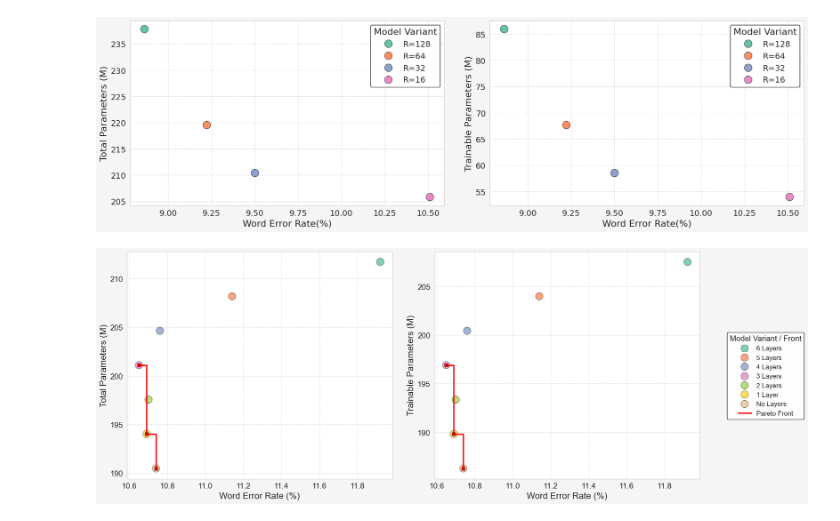
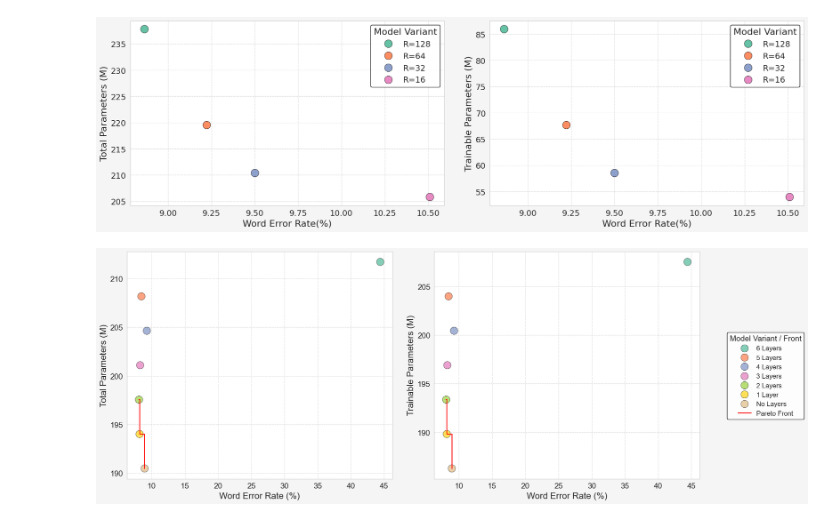
Before and after one commit to hornikmatej/thesis_mit, a Jupyter notebook: notebooks/playground.ipynb, the cells around one changed output. Drawn from its saved outputs; the diff is of its cells as text; code cells hidden in the pictures.

Commit message:
pareto line in graphs

```diff
--- a/notebooks/playground.ipynb
+++ b/notebooks/playground.ipynb
@@ -467,8 +467,8 @@ def plot_pareto_front_stair_step(
 # --- Load Data ---
 # Use dummy data if files are not available
 try:
-    df_total = pd.read_csv("total_params_vox.csv")
-    df_trainable = pd.read_csv("train_params_vox.csv")
+    df_total = pd.read_csv("total_params_libri.csv")
+    df_trainable = pd.read_csv("train_params_libri.csv")
 except FileNotFoundError:
     print("CSV files not found, using dummy data.")
     # Create some plausible dummy data for demonstration
@@ -541,7 +541,7 @@ pareto_mask_total = identify_pareto(scores_total)
 pareto_points_total = df_total[pareto_mask_total]
 
 plot_pareto_front_stair_step(
-    ax1, pareto_points_total, x_col1, y_col1, color="red", linewidth=2.5, markersize=6
+    ax1, pareto_points_total, x_col1, y_col1, color="red", linewidth=1.5, markersize=0
 )
 
 # Customize axes
@@ -579,8 +579,8 @@ plot_pareto_front_stair_step(
     x_col2,
     y_col2,
     color="red",
-    linewidth=2.5,
-    markersize=6,
+    linewidth=1.5,
+    markersize=0,
 )
 
 # Customize axes
@@ -622,34 +622,34 @@ for handle, label in zip(handles2, labels2):
             combined_labels.append(label)
 
 
 # Remove the auto-generated legends first
 if ax1.get_legend():
     ax1.get_legend().remove()
 if ax2.get_legend():
     ax2.get_legend().remove()
 
 # Add a single combined legend outside the plots (or adjust position as needed)
 fig.legend(
     handles=combined_handles,
     labels=combined_labels,
     title="Model Variant / Front",
     loc="center right",  # Position outside plot area
     bbox_to_anchor=(1.01, 0.5),  # Adjust anchor to place it nicely
     frameon=True,
     edgecolor="black",
     facecolor="white",
     framealpha=0.9,
 )
 
 # Adjust layout with extra padding to accommodate the legend
 plt.tight_layout(
     pad=1.5, rect=[0, 0, 0.88, 1]
 )  # Adjust right boundary for external legend
 
 # Display the plot
 plt.show()
 # %% [output]
-[figure, old version]
+[figure, new version]
 # %%
 import matplotlib.pyplot as plt
 import seaborn as sns
```
Also changed, not shown: 6 other files.
